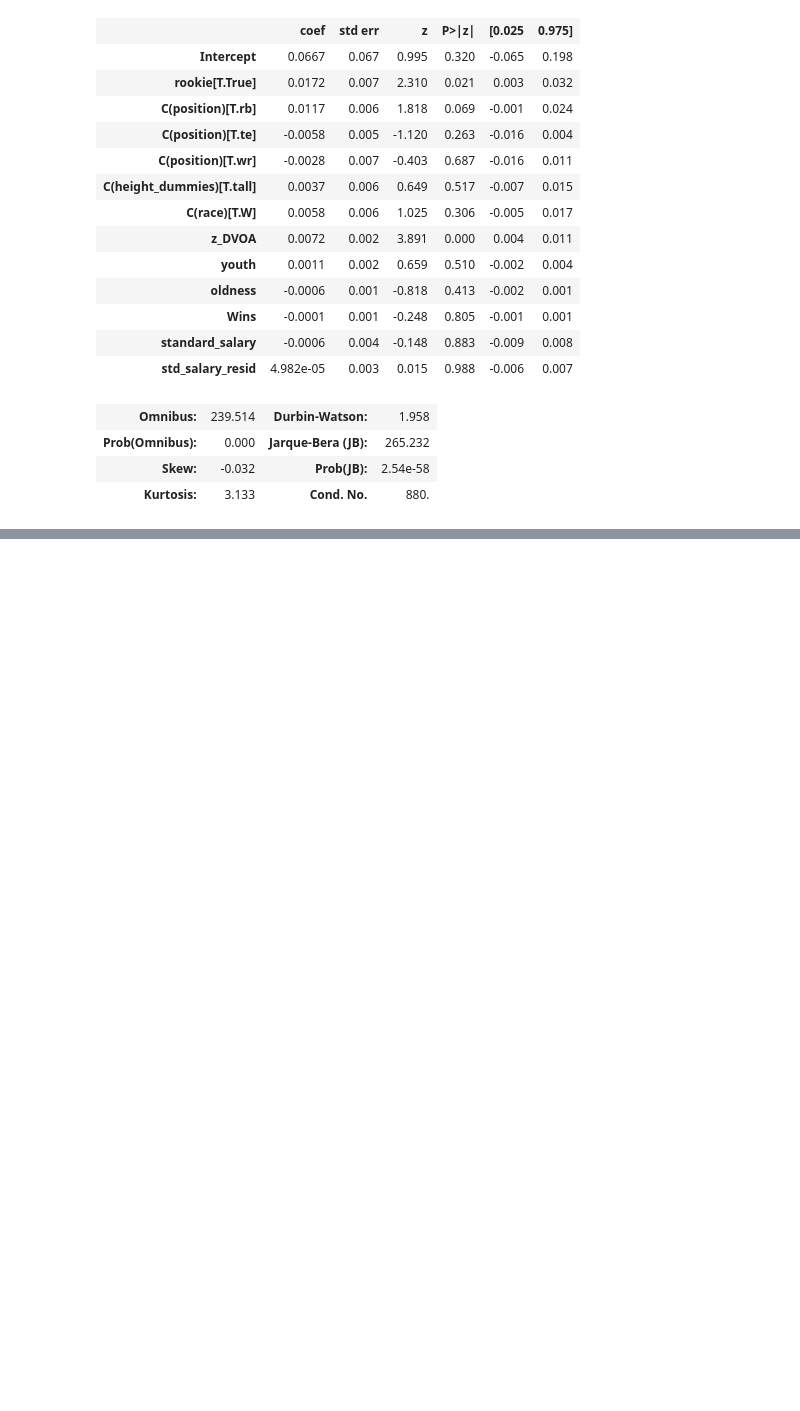
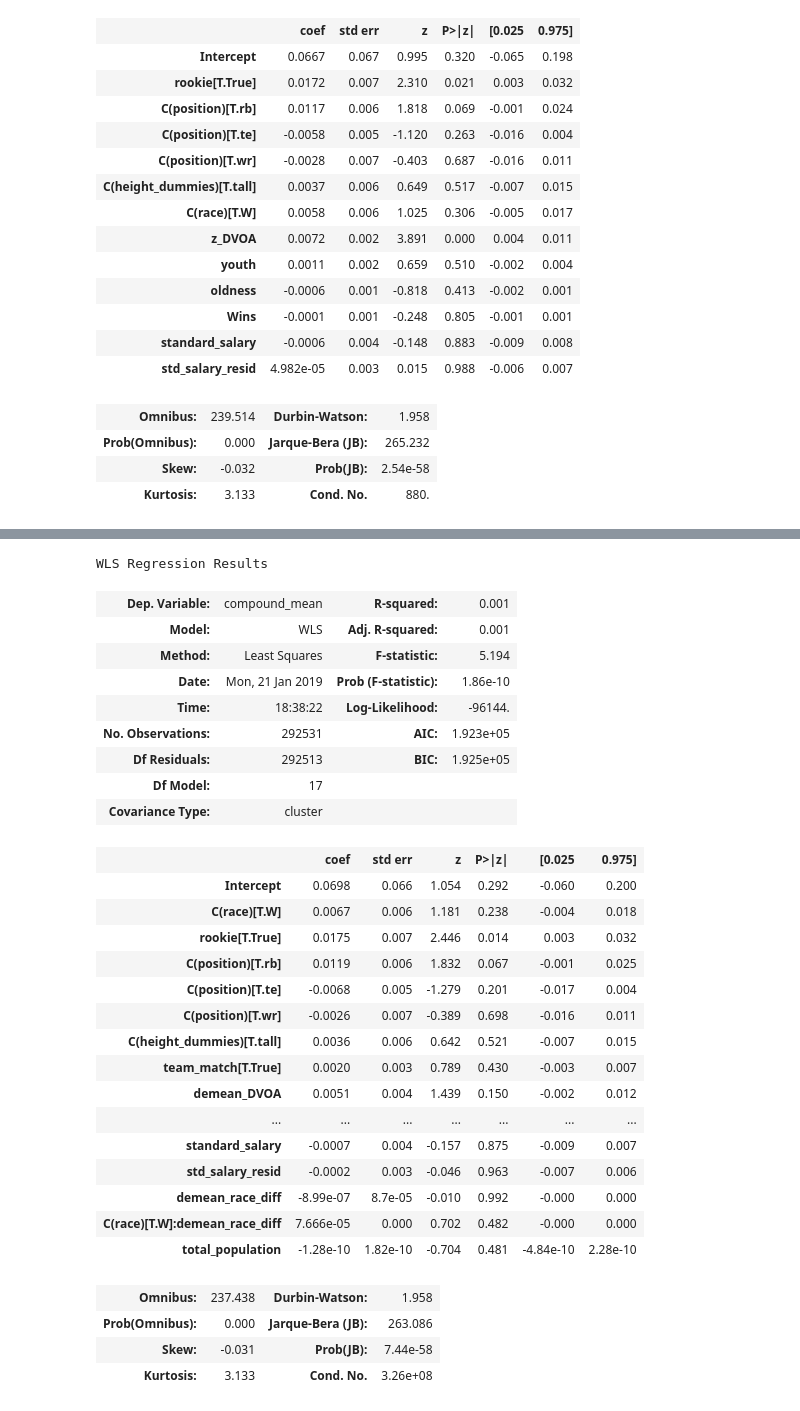
Before and after one commit to map222/trailofpapers, a Jupyter notebook: sentiment_sports/user_player_regression.ipynb, the cells around one changed output, grey strips where cells are left out. Cells and saved outputs as stored; diff of their text form; code cells hidden in the pictures; blank space fills up the shorter version.

```diff
--- a/sentiment_sports/user_player_regression.ipynb
+++ b/sentiment_sports/user_player_regression.ipynb
@@ -494,0 +536,38 @@ WLS Regression Results
+# %%
+nfl_model = smf.wls( formula = 'compound_mean ~ C(race) * demean_DVOA + youth + oldness + rookie + C(position) + C(height_dummies) + Wins + standard_salary + std_salary_resid'\
+                       '+ team_match + C(race) * demean_race_diff + total_population',
+                data = nfl_df, weights = 1,
+               ).fit(cov_type='cluster', cov_kwds={'groups' : nfl_df['Player']})
+# %%
+nfl_model.summary()
+# %% [output]
+WLS Regression Results
+| Dep. Variable: | compound_mean | R-squared: | 0.001 |
+| Model: | WLS | Adj. R-squared: | 0.001 |
+| Method: | Least Squares | F-statistic: | 5.194 |
+| Date: | Mon, 21 Jan 2019 | Prob (F-statistic): | 1.86e-10 |
+| Time: | 18:38:22 | Log-Likelihood: | -96144. |
+| No. Observations: | 292531 | AIC: | 1.923e+05 |
+| Df Residuals: | 292513 | BIC: | 1.925e+05 |
+| Df Model: | 17 |  |  |
+| Covariance Type: | cluster |  |  |
+|  | coef | std err | z | P>|z| | [0.025 | 0.975] |
+| Intercept | 0.0698 | 0.066 | 1.054 | 0.292 | -0.060 | 0.200 |
+| C(race)[T.W] | 0.0067 | 0.006 | 1.181 | 0.238 | -0.004 | 0.018 |
+| rookie[T.True] | 0.0175 | 0.007 | 2.446 | 0.014 | 0.003 | 0.032 |
+| C(position)[T.rb] | 0.0119 | 0.006 | 1.832 | 0.067 | -0.001 | 0.025 |
+| C(position)[T.te] | -0.0068 | 0.005 | -1.279 | 0.201 | -0.017 | 0.004 |
+| C(position)[T.wr] | -0.0026 | 0.007 | -0.389 | 0.698 | -0.016 | 0.011 |
+| C(height_dummies)[T.tall] | 0.0036 | 0.006 | 0.642 | 0.521 | -0.007 | 0.015 |
+| team_match[T.True] | 0.0020 | 0.003 | 0.789 | 0.430 | -0.003 | 0.007 |
+| demean_DVOA | 0.0051 | 0.004 | 1.439 | 0.150 | -0.002 | 0.012 |
+| ... | ... | ... | ... | ... | ... | ... |
+| standard_salary | -0.0007 | 0.004 | -0.157 | 0.875 | -0.009 | 0.007 |
+| std_salary_resid | -0.0002 | 0.003 | -0.046 | 0.963 | -0.007 | 0.006 |
+| demean_race_diff | -8.99e-07 | 8.7e-05 | -0.010 | 0.992 | -0.000 | 0.000 |
+| C(race)[T.W]:demean_race_diff | 7.666e-05 | 0.000 | 0.702 | 0.482 | -0.000 | 0.000 |
+| total_population | -1.28e-10 | 1.82e-10 | -0.704 | 0.481 | -4.84e-10 | 2.28e-10 |
+| Omnibus: | 237.438 | Durbin-Watson: | 1.958 |
+| Prob(Omnibus): | 0.000 | Jarque-Bera (JB): | 263.086 |
+| Skew: | -0.031 | Prob(JB): | 7.44e-58 |
+| Kurtosis: | 3.133 | Cond. No. | 3.26e+08 |
```
Also changed, not shown: parts of 16 cells of this notebook, 3 other files.
